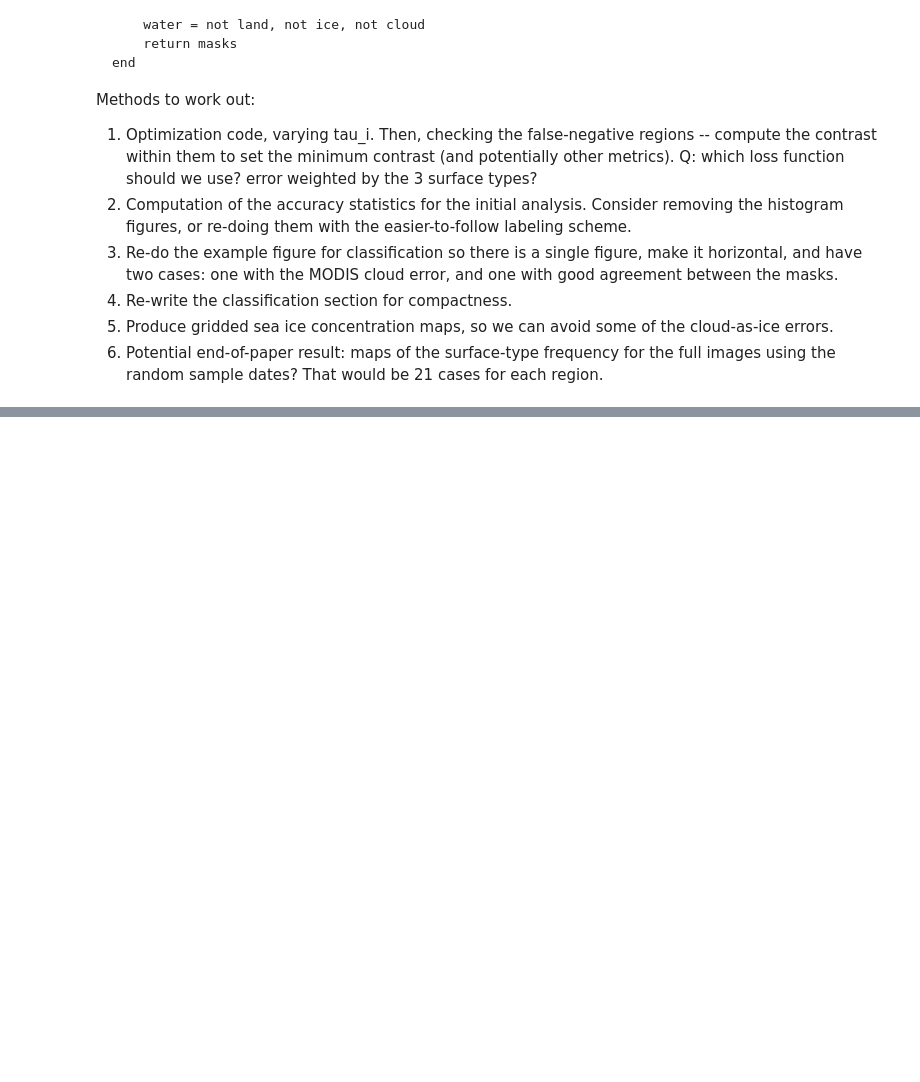
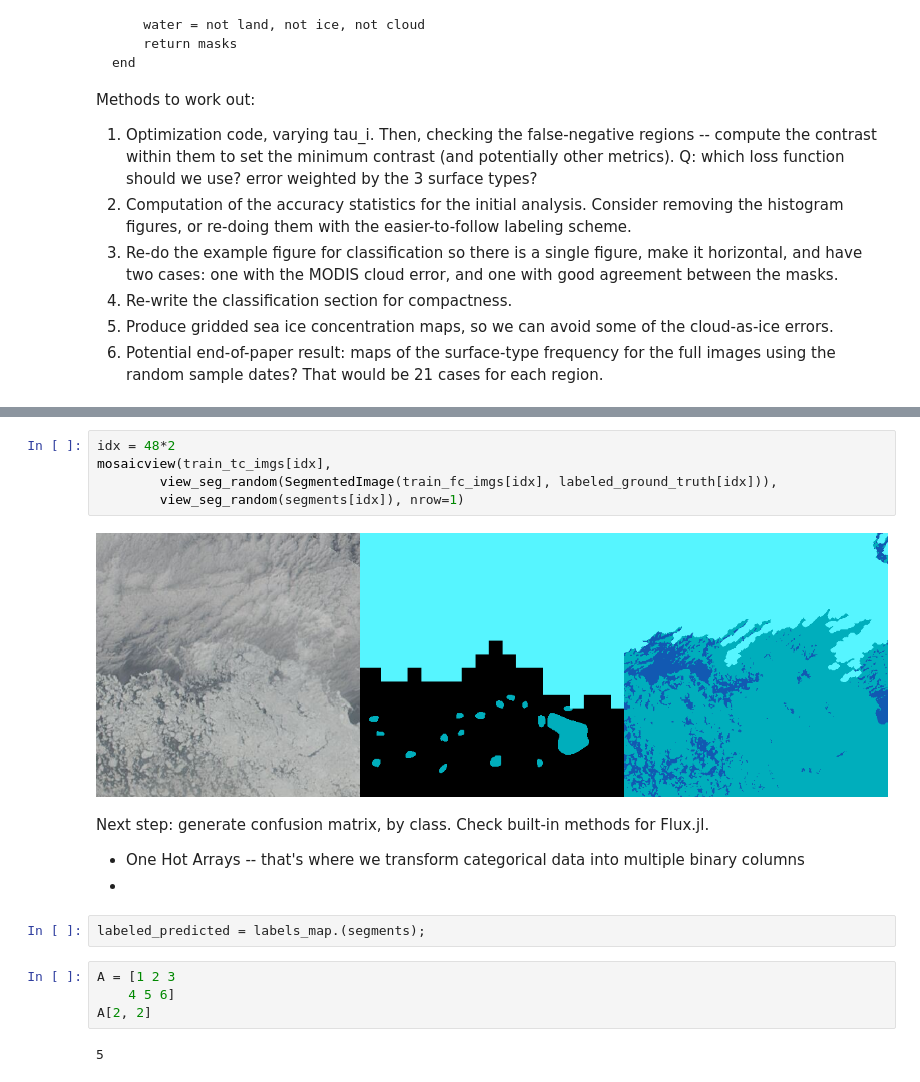
Before and after one commit to danielmwatkins/calval_tgrs, a Jupyter notebook: notebooks/classification.ipynb, the cells around one changed output, grey strips where cells are left out. Cells and saved outputs as stored; diff of their text form; blank space fills up the shorter version.

```diff
--- a/notebooks/classification.ipynb
+++ b/notebooks/classification.ipynb
@@ -69,0 +287,20 @@ dataset.info[:, :water_sample] = (x -> x ∈ water_sample_cases).(dataset.info.c
+# %%
+idx = 48*2
+mosaicview(train_tc_imgs[idx],
+        view_seg_random(SegmentedImage(train_fc_imgs[idx], labeled_ground_truth[idx])),
+        view_seg_random(segments[idx]), nrow=1)
+# %% [output]
+[figure, added]
+# %% [markdown]
+Next step: generate confusion matrix, by class. Check built-in methods for Flux.jl.
+
+- One Hot Arrays -- that's where we transform categorical data into multiple binary columns
+-
+# %%
+labeled_predicted = labels_map.(segments);
+# %%
+A = [1 2 3
+    4 5 6]
+A[2, 2]
+# %% [output]
+5
```
Also changed, not shown: parts of 26 cells of this notebook.
